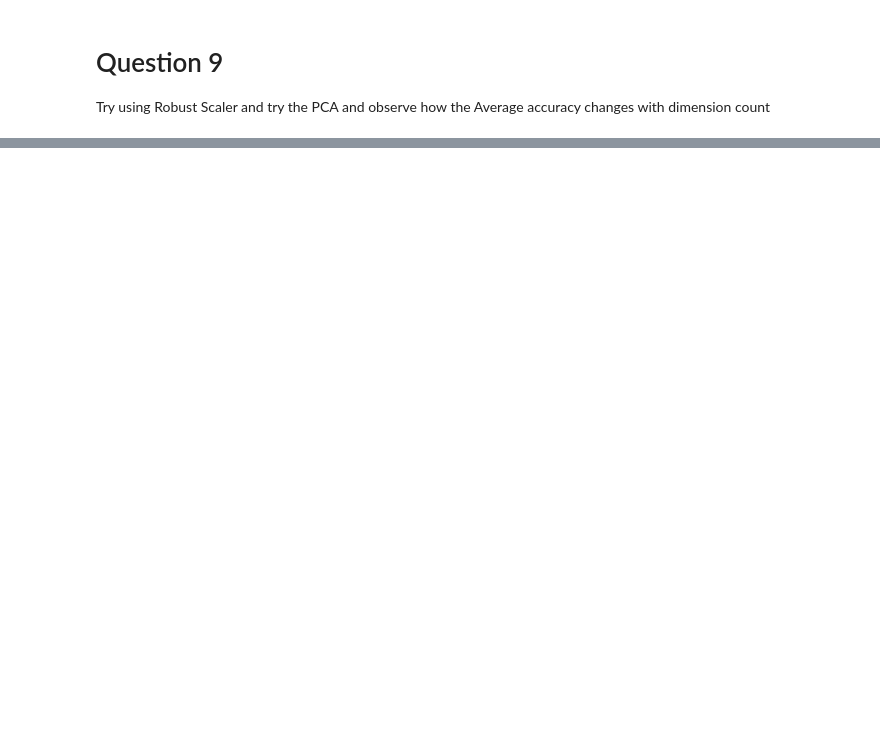
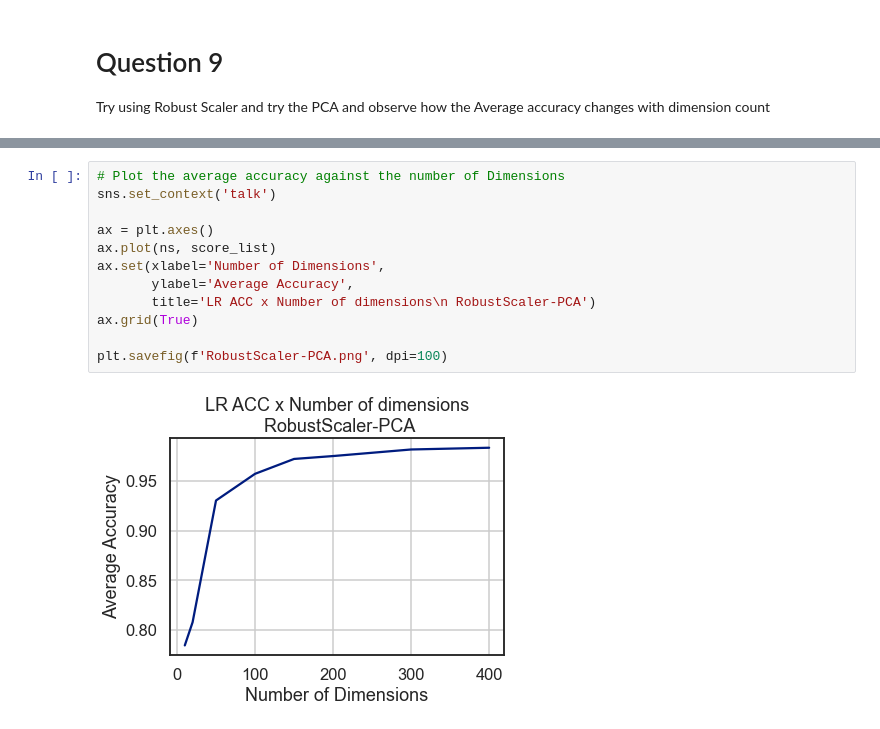
Before and after one commit to BulgarelliM/Computational-Intelligence, a Jupyter notebook: PCA/Dimensionality_Reduction_Exercises.ipynb, the cells around one changed output, grey strips where cells are left out. Drawn from its saved outputs; the diff is of its cells as text; blank space fills up the shorter version.

```diff
--- a/PCA/Dimensionality_Reduction_Exercises.ipynb
+++ b/PCA/Dimensionality_Reduction_Exercises.ipynb
@@ -480,0 +717,14 @@ from sklearn.decomposition import RandomizedPCA
+# %%
+# Plot the average accuracy against the number of Dimensions
+sns.set_context('talk')
+
+ax = plt.axes()
+ax.plot(ns, score_list)
+ax.set(xlabel='Number of Dimensions',
+       ylabel='Average Accuracy',
+       title='LR ACC x Number of dimensions\n RobustScaler-PCA')
+ax.grid(True)
+
+plt.savefig(f'RobustScaler-PCA.png', dpi=100)
+# %% [output]
+[figure, added]
```
Also changed, not shown: parts of 20 cells of this notebook, 4 other files.
